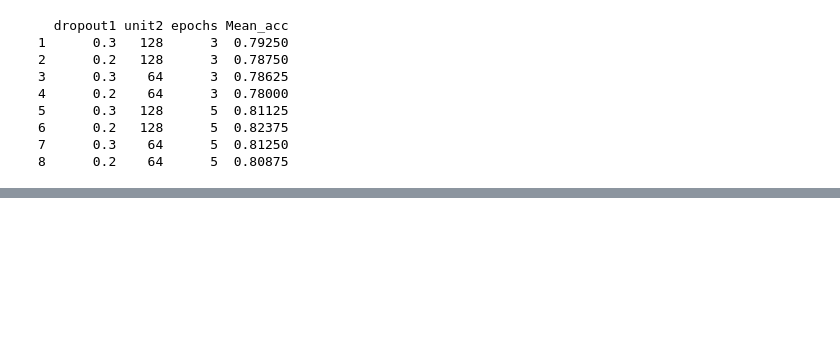
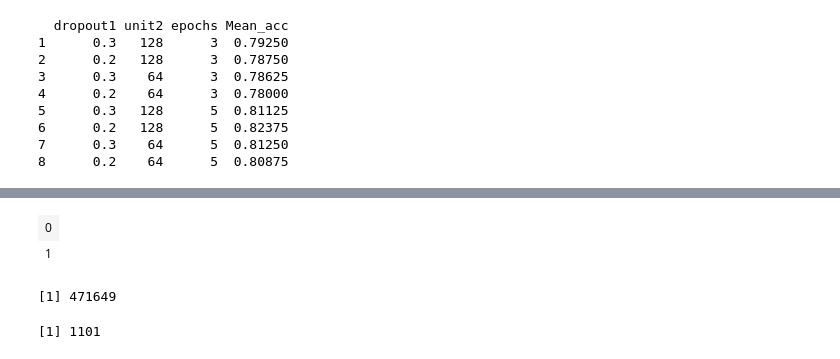
Before and after one commit to mastrovalentz/Adv_Stat_Final_Project, a Jupyter notebook: Tuner.ipynb, the cells around one changed output, grey strips where cells are left out. Cells and saved outputs as stored; diff of their text form; code cells hidden in the pictures; blank space fills up the shorter version.

```diff
--- a/Tuner.ipynb
+++ b/Tuner.ipynb
@@ -111,0 +206,9 @@ print(tuned_grid)
+# %%
+unique(y_lhcb)
+length(y_lhcb[y_lhcb==0])
+length(y_lhcb[y_lhcb==1])
+# %% [output]
+| 0 |
+| 1 |
+[1] 471649
+[1] 1101
```
Also changed, not shown: parts of 11 cells of this notebook, 2 other files.
